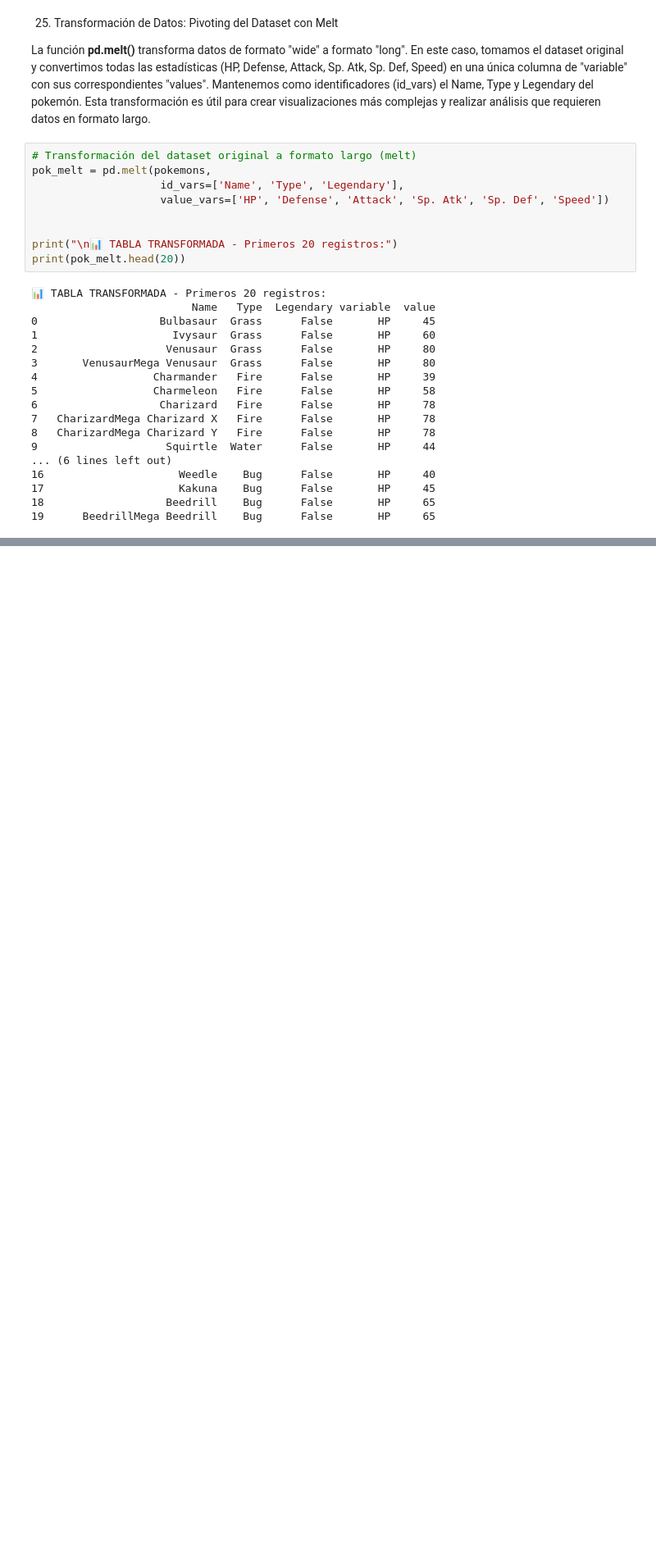
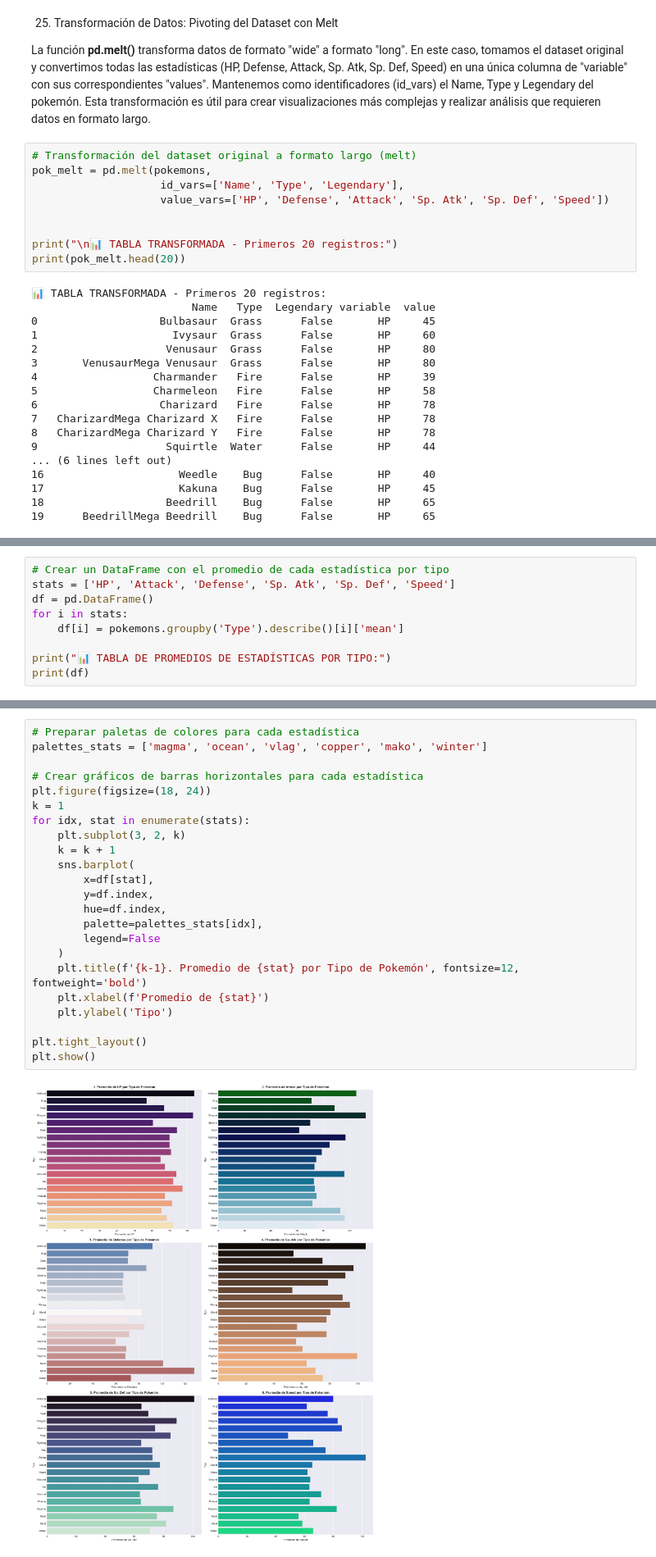
Before and after one commit to Danny88e/ECBD-9A-IDGS-Practicas_230040, a Jupyter notebook: Practica 3/AnalisisDatos.ipynb, the cells around one changed output, grey strips where cells are left out. Shown at 82% size. Drawn from its saved outputs; the diff is of its cells as text; blank space fills up the shorter version.

```diff
--- a/Practica 3/AnalisisDatos.ipynb
+++ b/Practica 3/AnalisisDatos.ipynb
@@ -649,0 +672,9 @@ print(pok_melt.head(20))
+# %%
+# Crear un DataFrame con el promedio de cada estadística por tipo
+stats = ['HP', 'Attack', 'Defense', 'Sp. Atk', 'Sp. Def', 'Speed']
+df = pd.DataFrame()
+for i in stats:
+    df[i] = pokemons.groupby('Type').describe()[i]['mean']
+
+print("📊 TABLA DE PROMEDIOS DE ESTADÍSTICAS POR TIPO:")
+print(df)
@@ -649,0 +729,25 @@ print(pok_melt.head(20))
+# %%
+# Preparar paletas de colores para cada estadística
+palettes_stats = ['magma', 'ocean', 'vlag', 'copper', 'mako', 'winter']
+
+# Crear gráficos de barras horizontales para cada estadística
+plt.figure(figsize=(18, 24))
+k = 1
+for idx, stat in enumerate(stats):
+    plt.subplot(3, 2, k)
+    k = k + 1
+    sns.barplot(
+        x=df[stat],
+        y=df.index,
+        hue=df.index,
+        palette=palettes_stats[idx],
+        legend=False
+    )
+    plt.title(f'{k-1}. Promedio de {stat} por Tipo de Pokemón', fontsize=12, fontweight='bold')
+    plt.xlabel(f'Promedio de {stat}')
+    plt.ylabel('Tipo')
+
+plt.tight_layout()
+plt.show()
+# %% [output]
+[figure, added]
```
Also changed, not shown: parts of 12 cells of this notebook.
